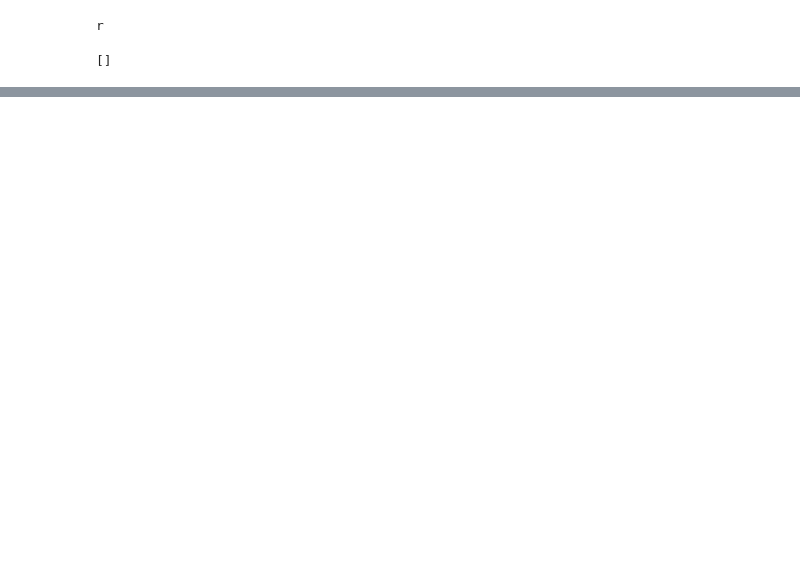
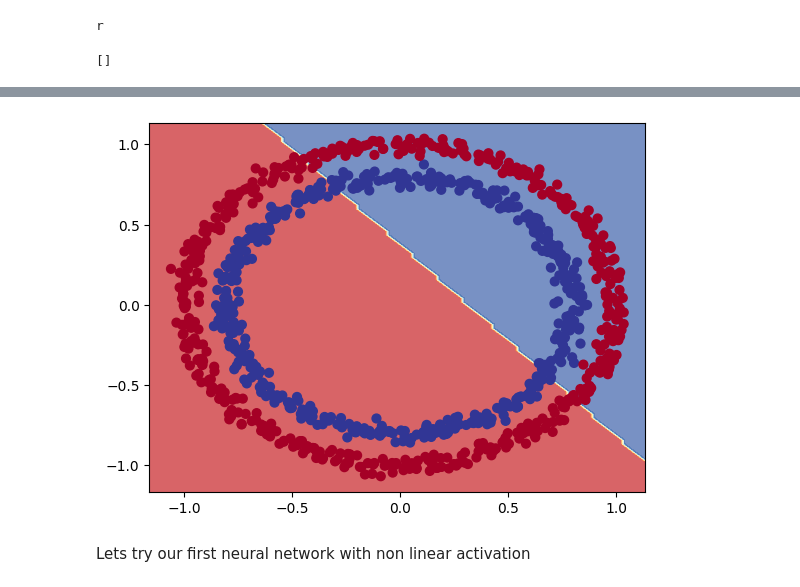
Before and after one commit to TheSeer507/MLJourney, a Jupyter notebook: 02_neural_network_classification_with_tensorflow.ipynb, the cells around one changed output, grey strips where cells are left out. Drawn from its saved outputs; the diff is of its cells as text; code cells hidden in the pictures; blank space fills up the shorter version.

```diff
--- a/02_neural_network_classification_with_tensorflow.ipynb
+++ b/02_neural_network_classification_with_tensorflow.ipynb
@@ -176,0 +192,19 @@ print(s[1:1])
+# %%
+# Set Random Seed
+tf.random.set_seed(42)
+
+# 1. Create a model
+model_3 = tf.keras.Sequential([
+    tf.keras.layers.Dense(100),
+    tf.keras.layers.Dense(10),
+    tf.keras.layers.Dense(1)
+])
+
+#Compile the model
+
+model_3.compile(loss=tf.keras.losses.BinaryCrossentropy(),
+                optimizer = tf.keras.optimizers.Adam(),
+                metrics=["accuracy"])
+
+#fit the model
+model_3.fit(X,y, epochs=100)
@@ -176,0 +427,16 @@ print(s[1:1])
+# %%
+#Set the random seed
+tf.random.set_seed(42)
+
+#create the model
+model_5 = tf.keras.Sequential([
+    tf.keras.layers.Dense(1, activation=tf.keras.activations.linear)
+])
+
+#compile the model
+model_5.compile(loss="binary_crossentropy",
+               optimizer=tf.keras.optimizers.Adam(lr=0.001),
+               metrics=["accuracy"]) #can be used as a string loss="binary_crossentropy"
+
+#fit the model
+history = model_5.fit(X,y, epochs=100)
@@ -176,0 +467,6 @@ print(s[1:1])
+# %%
+#check predictions for our latest desicions
+plot_decision_boundary(model=model_5,
+                      X=X,
+                      y=y)
+# %% [output]
@@ -176,0 +475,3 @@ print(s[1:1])
+[figure, added]
+# %% [markdown]
+Lets try our first neural network with non linear activation
```
Also changed, not shown: parts of 41 cells of this notebook.
